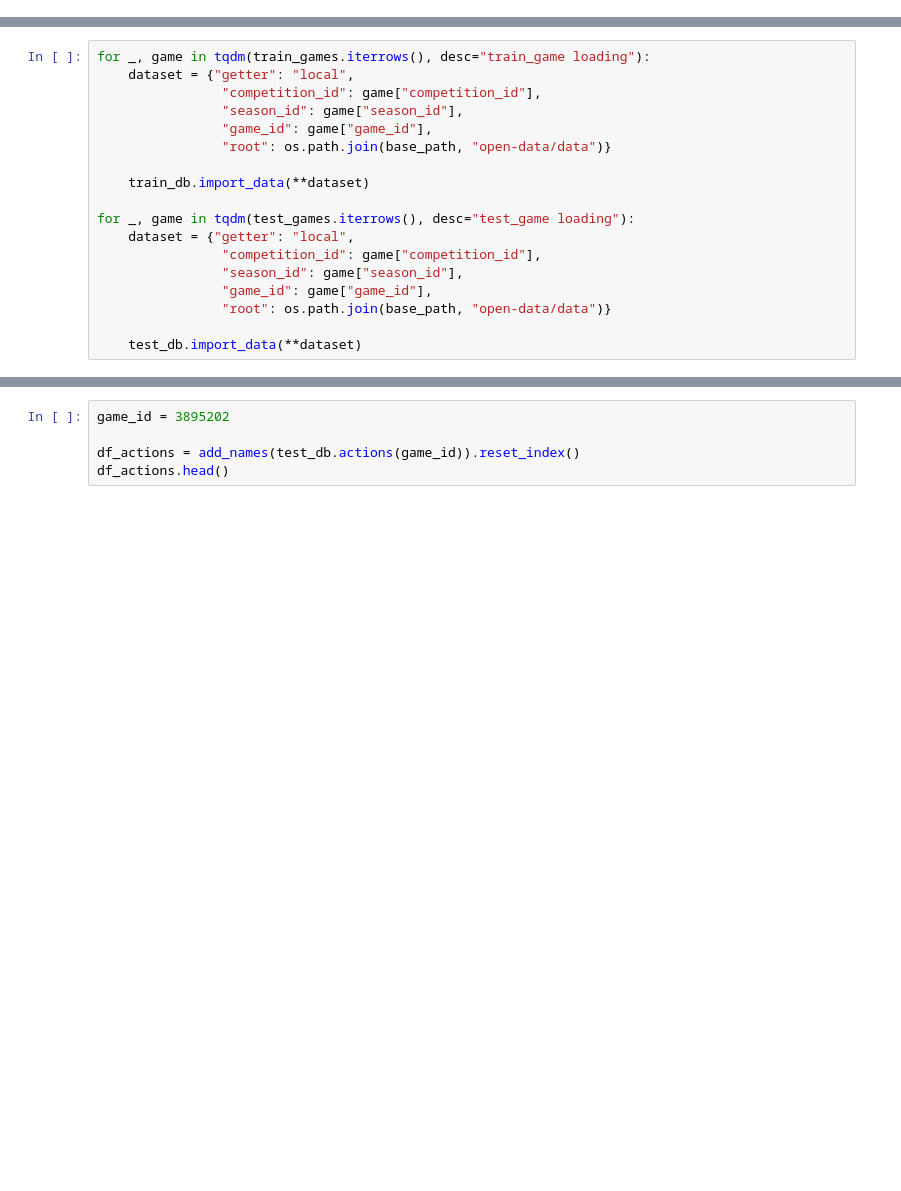
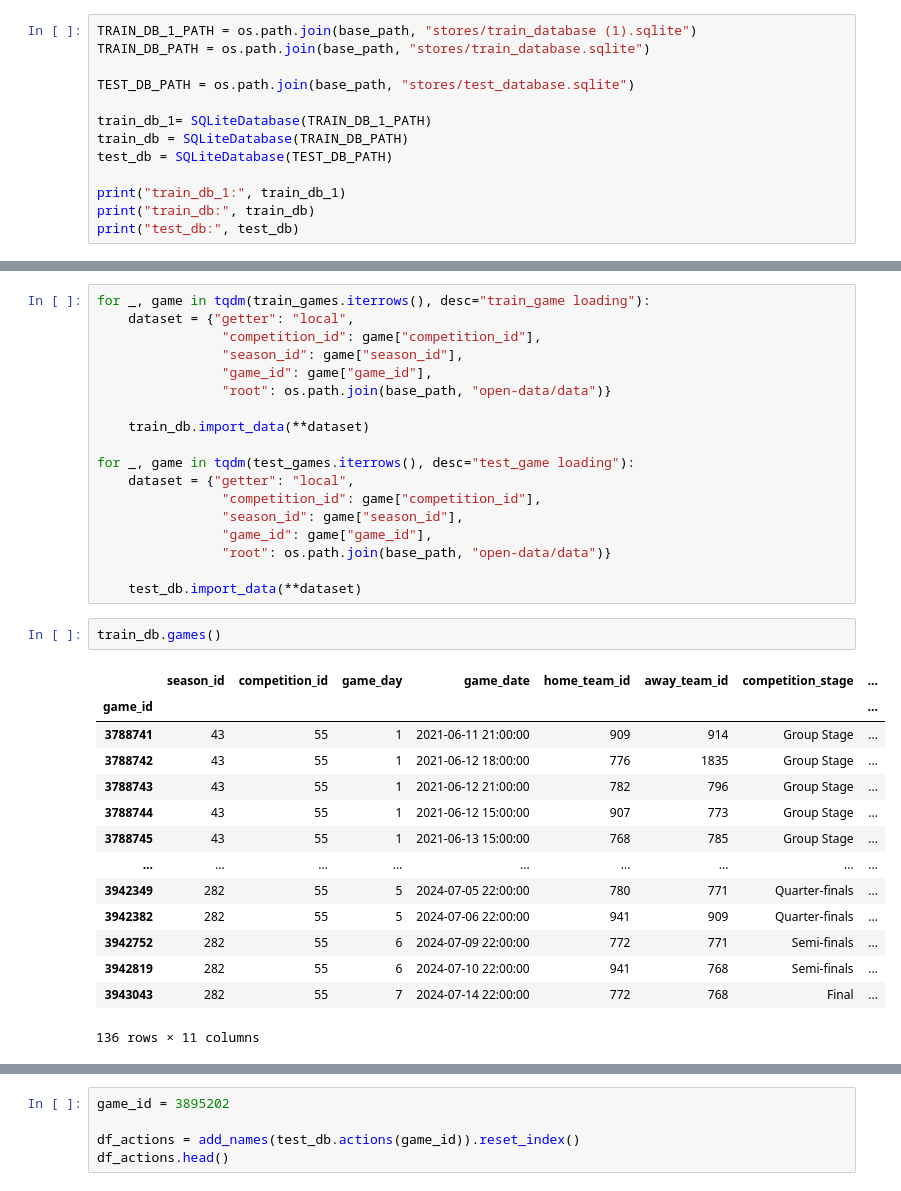
Before and after one commit to leemingo/sr-press, a Jupyter notebook: notebook/1-load-and-convert-statsbomb-data.ipynb, the cells around one changed output, grey strips where cells are left out. Drawn from its saved outputs; the diff is of its cells as text; blank space fills up the shorter version.

```diff
--- a/notebook/1-load-and-convert-statsbomb-data.ipynb
+++ b/notebook/1-load-and-convert-statsbomb-data.ipynb
@@ -67,3 +69,16 @@ print("test_db:", test_db)
 # %% [output]
 train_db: <express.databases.sqlite.SQLiteDatabase object at 0x...>
 test_db: <express.databases.sqlite.SQLiteDatabase object at 0x...>
+# %%
+TRAIN_DB_1_PATH = os.path.join(base_path, "stores/train_database (1).sqlite")
+TRAIN_DB_PATH = os.path.join(base_path, "stores/train_database.sqlite")
+
+TEST_DB_PATH = os.path.join(base_path, "stores/test_database.sqlite")
+
+train_db_1= SQLiteDatabase(TRAIN_DB_1_PATH)
+train_db = SQLiteDatabase(TRAIN_DB_PATH)
+test_db = SQLiteDatabase(TEST_DB_PATH)
+
+print("train_db_1:", train_db_1)
+print("train_db:", train_db)
+print("test_db:", test_db)
@@ -85,3 +104,20 @@ for _, game in tqdm(test_games.iterrows(), desc="test_game loading"):
                 "root": os.path.join(base_path, "open-data/data")}
 
     test_db.import_data(**dataset)
+# %%
+train_db.games()
+# %% [output]
+|  | season_id | competition_id | game_day | game_date | home_team_id | away_team_id | competition_stage | ... |
+| game_id |  |  |  |  |  |  |  | ... |
+| 3788741 | 43 | 55 | 1 | 2021-06-11 21:00:00 | 909 | 914 | Group Stage | ... |
+| 3788742 | 43 | 55 | 1 | 2021-06-12 18:00:00 | 776 | 1835 | Group Stage | ... |
+| 3788743 | 43 | 55 | 1 | 2021-06-12 21:00:00 | 782 | 796 | Group Stage | ... |
+| 3788744 | 43 | 55 | 1 | 2021-06-12 15:00:00 | 907 | 773 | Group Stage | ... |
+| 3788745 | 43 | 55 | 1 | 2021-06-13 15:00:00 | 768 | 785 | Group Stage | ... |
+| ... | ... | ... | ... | ... | ... | ... | ... | ... |
+| 3942349 | 282 | 55 | 5 | 2024-07-05 22:00:00 | 780 | 771 | Quarter-finals | ... |
+| 3942382 | 282 | 55 | 5 | 2024-07-06 22:00:00 | 941 | 909 | Quarter-finals | ... |
+| 3942752 | 282 | 55 | 6 | 2024-07-09 22:00:00 | 772 | 771 | Semi-finals | ... |
+| 3942819 | 282 | 55 | 6 | 2024-07-10 22:00:00 | 941 | 768 | Semi-finals | ... |
+| 3943043 | 282 | 55 | 7 | 2024-07-14 22:00:00 | 772 | 768 | Final | ... |
+136 rows × 11 columns
```
Also changed, not shown: parts of 8 cells of this notebook, 30 other files.
